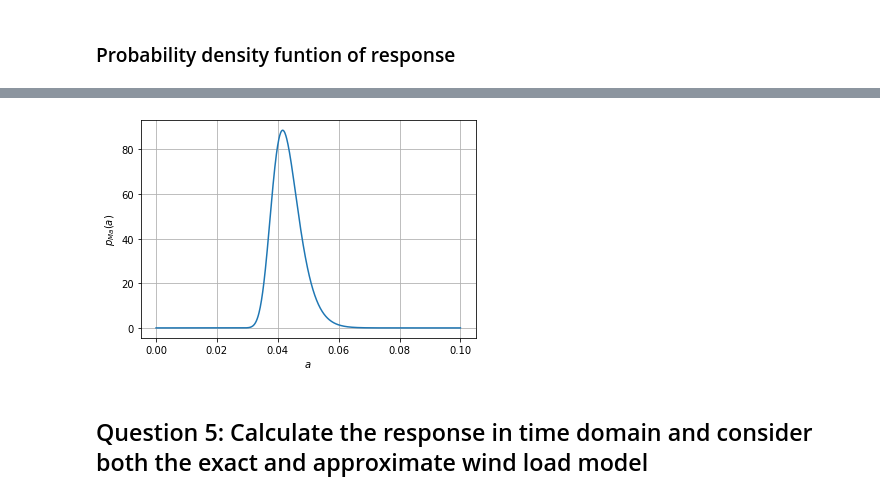
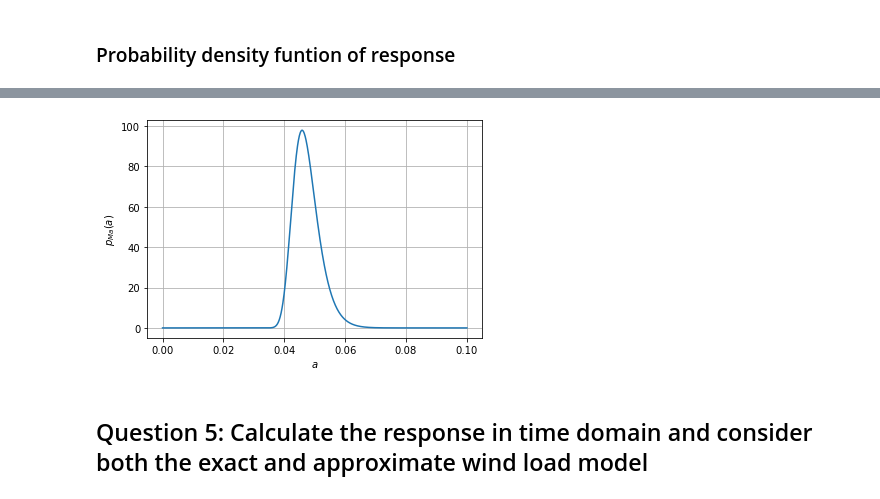
Before and after one commit to oiseth/TKT4108StructuralDynamics2, a Jupyter notebook: python/jupyterNotebooks/Example 8_1 Wind load on traffic sign.ipynb, the cells around one changed output, grey strips where cells are left out. Saved outputs shown, nothing was run; the diff lists cells and outputs as text; code cells hidden in the pictures.

```diff
--- a/python/jupyterNotebooks/Example 8_1 Wind load on traffic sign.ipynb
+++ b/python/jupyterNotebooks/Example 8_1 Wind load on traffic sign.ipynb
@@ -229,19 +258,19 @@ $$ p_{Ma}(a) = \frac{\partial P_{Ma}(a)}{\partial a} $$
 # %%
 std_doty = np.sqrt(np.real(np.trapz(w**2*Sy,w)))
 am = np.linspace(0,0.1,1000)
 vy = 1/2/np.pi*std_doty/std_y*np.exp(-0.5*(am/std_y)**2)
-T = 100.0
+T = 300.0
 Pma = np.exp(-vy*T)
 pma = np.zeros(am.shape[0])
 pma[0:pma.shape[0]-1] = np.diff(Pma)/(am[1]-am[0])
 
 plt.figure(100)
 plt.plot(am,pma)
 plt.grid()
 plt.ylabel('$p_{Ma}(a)$')
 plt.xlabel('$a$');
 # %% [output]
-[figure, old version]
+[figure, new version]
 # %% [markdown]
 ## Question 5: Calculate the response in time domain and consider both the exact and approximate wind load model
 # %%
```
Also changed, not shown: parts of 9 cells of this notebook.
